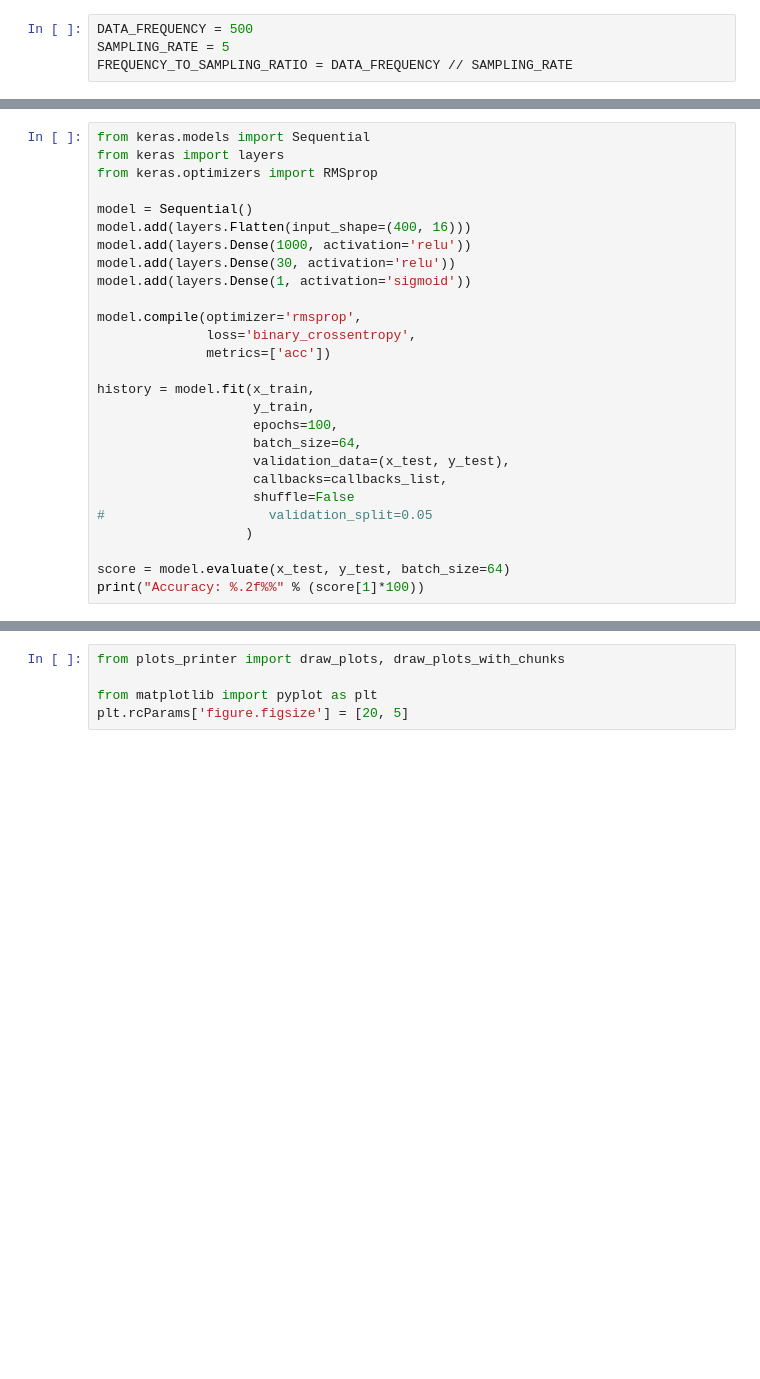
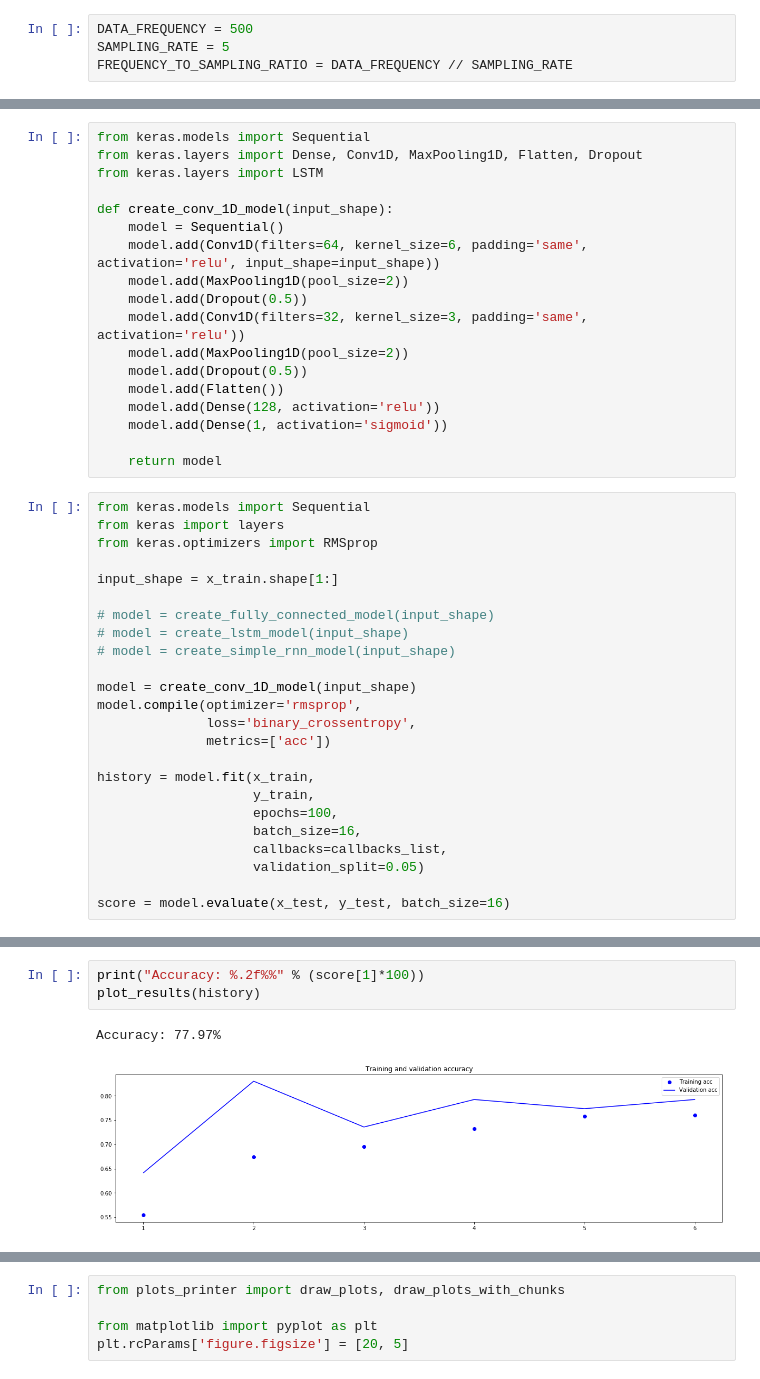
Before and after one commit to KrystianDziedziola/master-thesis, a Jupyter notebook: project/eeg_epilepsy_classification/eeg_seizure_classification.ipynb, the cells around one changed output, grey strips where cells are left out. Saved outputs shown, nothing was run; the diff lists cells and outputs as text; blank space fills up the shorter version.

Commit message:
Created some example models

```diff
--- a/project/eeg_epilepsy_classification/eeg_seizure_classification.ipynb
+++ b/project/eeg_epilepsy_classification/eeg_seizure_classification.ipynb
@@ -85,14 +138,33 @@ callbacks_list = [
+# %%
+from keras.models import Sequential
+from keras.layers import Dense, Conv1D, MaxPooling1D, Flatten, Dropout
+from keras.layers import LSTM
+
+def create_conv_1D_model(input_shape):
+    model = Sequential()
+    model.add(Conv1D(filters=64, kernel_size=6, padding='same', activation='relu', input_shape=input_shape))
+    model.add(MaxPooling1D(pool_size=2))
+    model.add(Dropout(0.5))
+    model.add(Conv1D(filters=32, kernel_size=3, padding='same', activation='relu'))
+    model.add(MaxPooling1D(pool_size=2))
+    model.add(Dropout(0.5))
+    model.add(Flatten())
+    model.add(Dense(128, activation='relu'))
+    model.add(Dense(1, activation='sigmoid'))
+
+    return model
 # %%
 from keras.models import Sequential
 from keras import layers
 from keras.optimizers import RMSprop
 
-model = Sequential()
-model.add(layers.Flatten(input_shape=(400, 16)))
-model.add(layers.Dense(1000, activation='relu'))
-model.add(layers.Dense(30, activation='relu'))
-model.add(layers.Dense(1, activation='sigmoid'))
+input_shape = x_train.shape[1:]
 
+# model = create_fully_connected_model(input_shape)
+# model = create_lstm_model(input_shape)
+# model = create_simple_rnn_model(input_shape)
+
+model = create_conv_1D_model(input_shape)
 model.compile(optimizer='rmsprop',
               loss='binary_crossentropy',
               metrics=['acc'])
@@ -100,12 +172,8 @@ model.compile(optimizer='rmsprop',
 history = model.fit(x_train,
                     y_train,
                     epochs=100,
-                    batch_size=64,
-                    validation_data=(x_test, y_test),
+                    batch_size=16,
                     callbacks=callbacks_list,
-                    shuffle=False
-#                     validation_split=0.05
-                   )
+                    validation_split=0.05)
 
-score = model.evaluate(x_test, y_test, batch_size=64)
-print("Accuracy: %.2f%%" % (score[1]*100))
+score = model.evaluate(x_test, y_test, batch_size=16)
@@ -111,0 +195,6 @@ print("Accuracy: %.2f%%" % (score[1]*100))
+# %%
+print("Accuracy: %.2f%%" % (score[1]*100))
+plot_results(history)
+# %% [output]
+Accuracy: 77.97%
+[figure, added]
```
Also changed, not shown: parts of 13 cells of this notebook, 1 other file.
